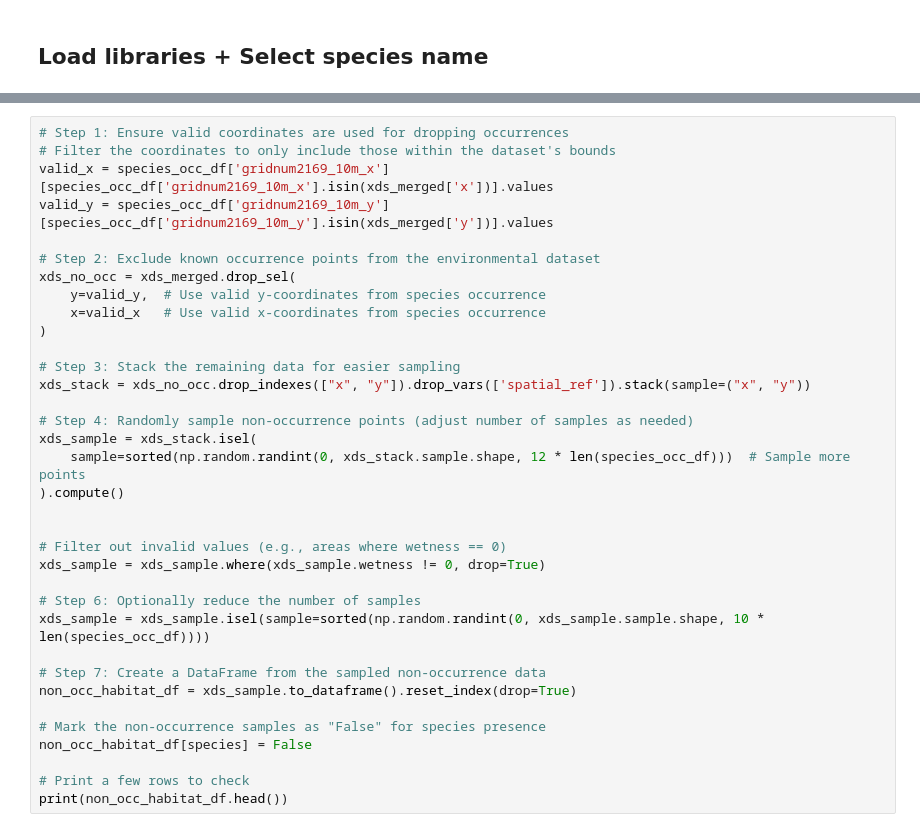
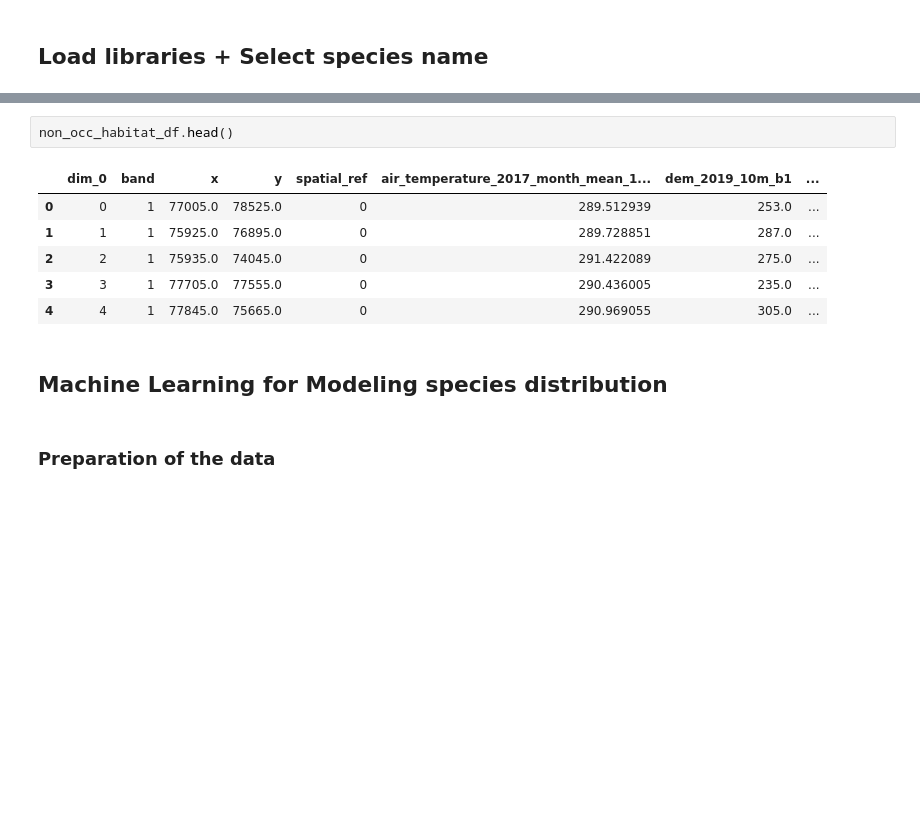
Before and after one commit to FAIRiCUBE/uc1-urban-climate, a Jupyter notebook: pre-processing/Data for Habitat Distribution.ipynb, the cells around one changed output, grey strips where cells are left out. Saved outputs shown, nothing was run; the diff lists cells and outputs as text; blank space fills up the shorter version.

```diff
--- a/pre-processing/Data for Habitat Distribution.ipynb
+++ b/pre-processing/Data for Habitat Distribution.ipynb
@@ -211,35 +214,13 @@ non_occ_habitat_df.to_csv('background_' + species + '.csv', index=False)
-# %%
-# Step 1: Ensure valid coordinates are used for dropping occurrences
-# Filter the coordinates to only include those within the dataset's bounds
-valid_x = species_occ_df['gridnum2169_10m_x'][species_occ_df['gridnum2169_10m_x'].isin(xds_merged['x'])].values
-valid_y = species_occ_df['gridnum2169_10m_y'][species_occ_df['gridnum2169_10m_y'].isin(xds_merged['y'])].values
-
-# Step 2: Exclude known occurrence points from the environmental dataset
-xds_no_occ = xds_merged.drop_sel(
-    y=valid_y,  # Use valid y-coordinates from species occurrence
-    x=valid_x   # Use valid x-coordinates from species occurrence
-)
-
-# Step 3: Stack the remaining data for easier sampling
-xds_stack = xds_no_occ.drop_indexes(["x", "y"]).drop_vars(['spatial_ref']).stack(sample=("x", "y"))
-
-# Step 4: Randomly sample non-occurrence points (adjust number of samples as needed)
-xds_sample = xds_stack.isel(
-    sample=sorted(np.random.randint(0, xds_stack.sample.shape, 12 * len(species_occ_df)))  # Sample more points
-).compute()
-
-
-# Filter out invalid values (e.g., areas where wetness == 0)
-xds_sample = xds_sample.where(xds_sample.wetness != 0, drop=True)
-
-# Step 6: Optionally reduce the number of samples
-xds_sample = xds_sample.isel(sample=sorted(np.random.randint(0, xds_sample.sample.shape, 10 * len(species_occ_df))))
-
-# Step 7: Create a DataFrame from the sampled non-occurrence data
-non_occ_habitat_df = xds_sample.to_dataframe().reset_index(drop=True)
-
-# Mark the non-occurrence samples as "False" for species presence
-non_occ_habitat_df[species] = False
-
-# Print a few rows to check
-print(non_occ_habitat_df.head())
+# %%
+non_occ_habitat_df.head()
+# %% [output]
+|  | dim_0 | band | x | y | spatial_ref | air_temperature_2017_month_mean_1... | dem_2019_10m_b1 | ... |
+| 0 | 0 | 1 | 77005.0 | 78525.0 | 0 | 289.512939 | 253.0 | ... |
+| 1 | 1 | 1 | 75925.0 | 76895.0 | 0 | 289.728851 | 287.0 | ... |
+| 2 | 2 | 1 | 75935.0 | 74045.0 | 0 | 291.422089 | 275.0 | ... |
+| 3 | 3 | 1 | 77705.0 | 77555.0 | 0 | 290.436005 | 235.0 | ... |
+| 4 | 4 | 1 | 77845.0 | 75665.0 | 0 | 290.969055 | 305.0 | ... |
+# %% [markdown]
+## Machine Learning for Modeling species distribution
+# %% [markdown]
+### Preparation of the data
```
Also changed, not shown: parts of 34 cells of this notebook.
